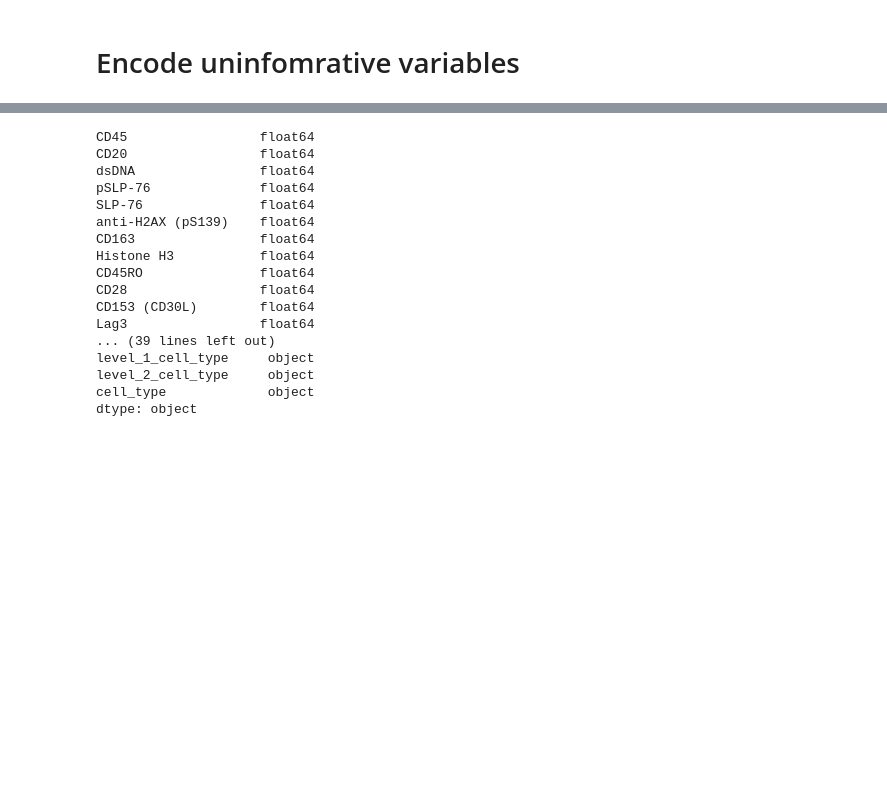
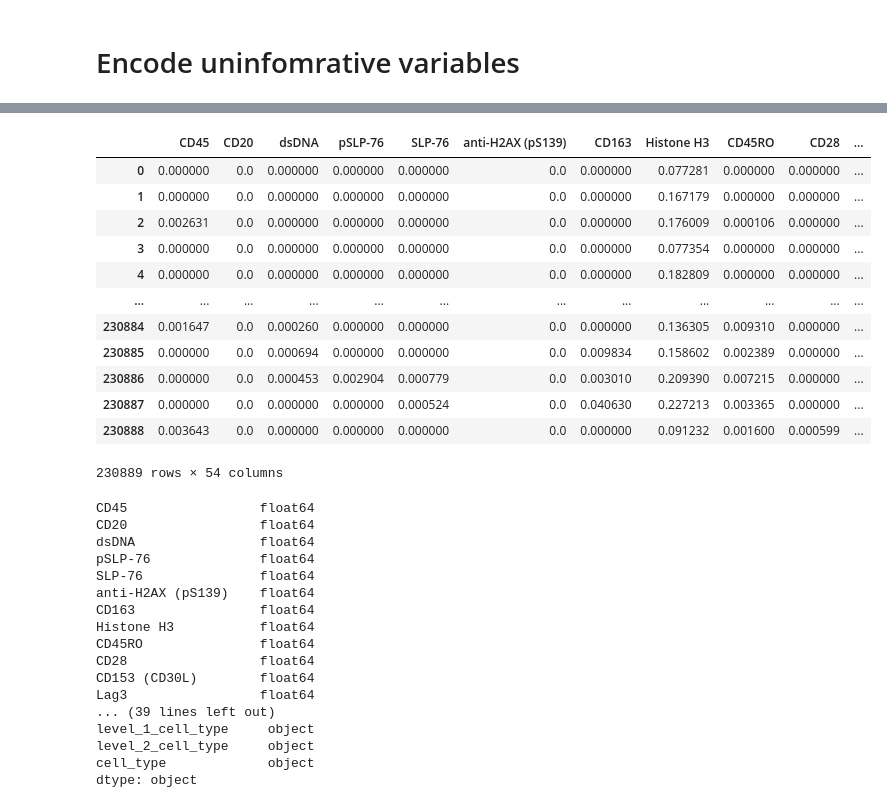
Before and after one commit to SchapiroLabor/spCellEval, a Jupyter notebook: src/preprocessing/datasets/process_cHL2.ipynb, the cells around one changed output, grey strips where cells are left out. Saved outputs shown, nothing was run; the diff lists cells and outputs as text; code cells hidden in the pictures; blank space fills up the shorter version.

```diff
--- a/src/preprocessing/datasets/process_cHL2.ipynb
+++ b/src/preprocessing/datasets/process_cHL2.ipynb
@@ -158,4 +158,20 @@ Index(['CD45', 'CD20', 'dsDNA', 'pSLP-76', 'SLP-76', 'anti-H2AX (pS139)',
       dtype='object')
+# %%
+df
+# %% [output]
+|  | CD45 | CD20 | dsDNA | pSLP-76 | SLP-76 | anti-H2AX (pS139) | CD163 | Histone H3 | CD45RO | CD28 | ... |
+| 0 | 0.000000 | 0.0 | 0.000000 | 0.000000 | 0.000000 | 0.0 | 0.000000 | 0.077281 | 0.000000 | 0.000000 | ... |
+| 1 | 0.000000 | 0.0 | 0.000000 | 0.000000 | 0.000000 | 0.0 | 0.000000 | 0.167179 | 0.000000 | 0.000000 | ... |
+| 2 | 0.002631 | 0.0 | 0.000000 | 0.000000 | 0.000000 | 0.0 | 0.000000 | 0.176009 | 0.000106 | 0.000000 | ... |
+| 3 | 0.000000 | 0.0 | 0.000000 | 0.000000 | 0.000000 | 0.0 | 0.000000 | 0.077354 | 0.000000 | 0.000000 | ... |
+| 4 | 0.000000 | 0.0 | 0.000000 | 0.000000 | 0.000000 | 0.0 | 0.000000 | 0.182809 | 0.000000 | 0.000000 | ... |
+| ... | ... | ... | ... | ... | ... | ... | ... | ... | ... | ... | ... |
+| 230884 | 0.001647 | 0.0 | 0.000260 | 0.000000 | 0.000000 | 0.0 | 0.000000 | 0.136305 | 0.009310 | 0.000000 | ... |
+| 230885 | 0.000000 | 0.0 | 0.000694 | 0.000000 | 0.000000 | 0.0 | 0.009834 | 0.158602 | 0.002389 | 0.000000 | ... |
+| 230886 | 0.000000 | 0.0 | 0.000453 | 0.002904 | 0.000779 | 0.0 | 0.003010 | 0.209390 | 0.007215 | 0.000000 | ... |
+| 230887 | 0.000000 | 0.0 | 0.000000 | 0.000000 | 0.000524 | 0.0 | 0.040630 | 0.227213 | 0.003365 | 0.000000 | ... |
+| 230888 | 0.003643 | 0.0 | 0.000000 | 0.000000 | 0.000000 | 0.0 | 0.000000 | 0.091232 | 0.001600 | 0.000599 | ... |
+230889 rows × 54 columns
 # %%
 df = df.rename(columns={'cellLabel': 'cell_id', 'csv': 'sample_id'})
 # %%
```
Also changed, not shown: parts of 1 cell of this notebook, 2 other files.
